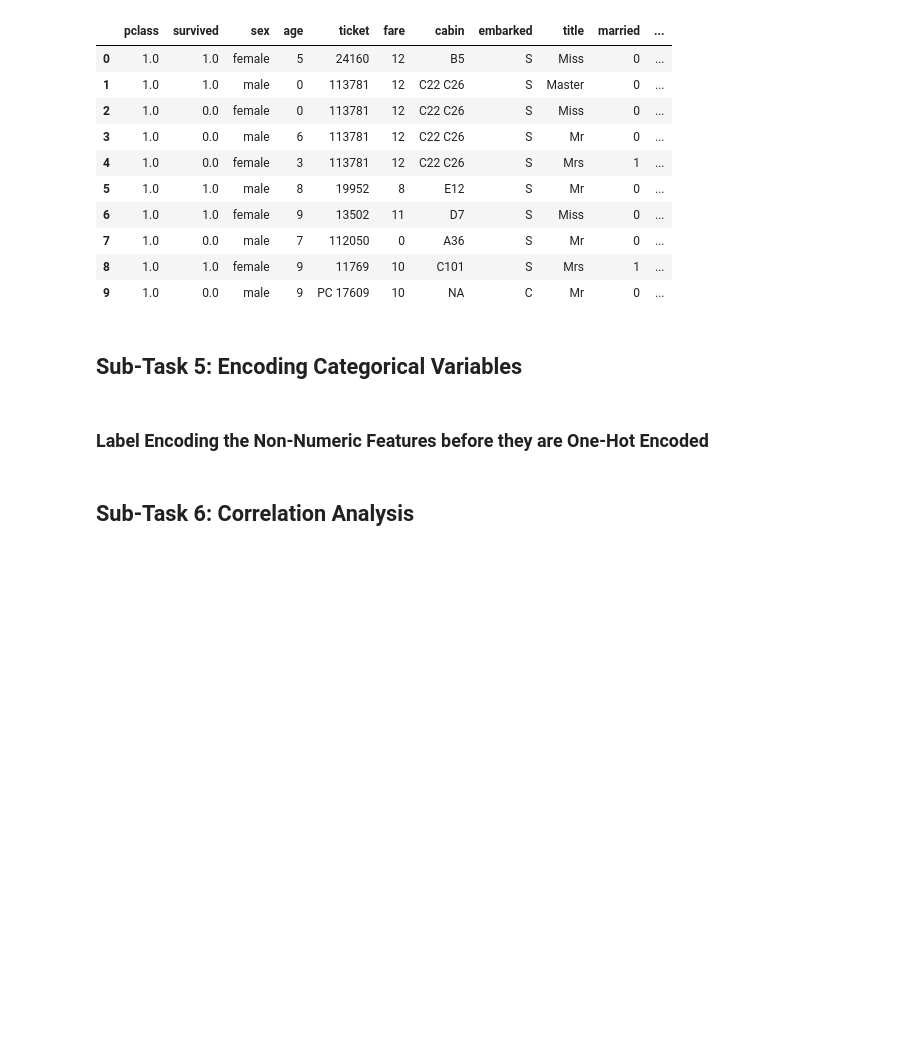
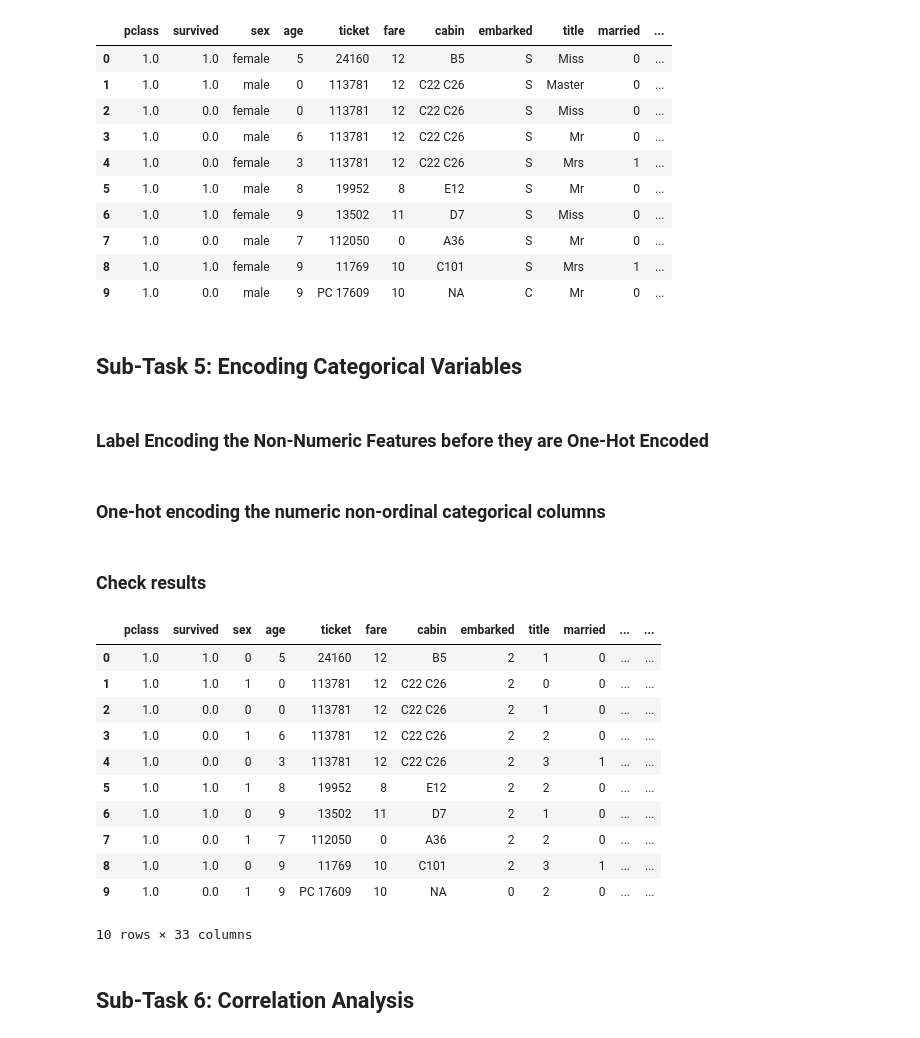
Before and after one commit to Me-AU/data-eng-tasks, a Jupyter notebook: Task3_Feature_Engineering/src/tasks.ipynb, the cells around one changed output. Saved outputs shown, nothing was run; the diff lists cells and outputs as text; code cells hidden in the pictures; blank space fills up the shorter version.

Commit message:
feat: one hot encode non-ordinal categorical features

```diff
--- a/Task3_Feature_Engineering/src/tasks.ipynb
+++ b/Task3_Feature_Engineering/src/tasks.ipynb
@@ -521,5 +521,37 @@ non_num = ['sex','embarked', 'title', "ticket_class"] # married, alone, has_cabi
 
 for feat in non_num:
     data[feat] = LabelEncoder().fit_transform(data[feat])
+# %% [markdown]
+### One-hot encoding the numeric non-ordinal categorical columns
+# %%
+feats = ['pclass', 'sex','embarked', 'title', 'married', 'alone', 'has_cabin', 'ticket_group'] # fare, age are ordinal; ticket_class not used as it has too many variations
+enc_feats = []
+
+for feat in feats:
+    enc_feat = OneHotEncoder().fit_transform(data[feat].values.reshape(-1, 1)).toarray()
+    n = data[feat].nunique()
+    cols = ['{}_{}'.format(feat, n) for n in range(1, n + 1)]
+    enc_data = pd.DataFrame(enc_feat, columns=cols)
+    enc_data.index = data.index
+    enc_feats.append(enc_data)
+
+data = pd.concat([data, *enc_feats[:6]], axis=1)
+# %% [markdown]
+### Check results
+# %%
+data.head(10)
+# %% [output]
+|  | pclass | survived | sex | age | ticket | fare | cabin | embarked | title | married | ... | ... |
+| 0 | 1.0 | 1.0 | 0 | 5 | 24160 | 12 | B5 | 2 | 1 | 0 | ... | ... |
+| 1 | 1.0 | 1.0 | 1 | 0 | 113781 | 12 | C22 C26 | 2 | 0 | 0 | ... | ... |
+| 2 | 1.0 | 0.0 | 0 | 0 | 113781 | 12 | C22 C26 | 2 | 1 | 0 | ... | ... |
+| 3 | 1.0 | 0.0 | 1 | 6 | 113781 | 12 | C22 C26 | 2 | 2 | 0 | ... | ... |
+| 4 | 1.0 | 0.0 | 0 | 3 | 113781 | 12 | C22 C26 | 2 | 3 | 1 | ... | ... |
+| 5 | 1.0 | 1.0 | 1 | 8 | 19952 | 8 | E12 | 2 | 2 | 0 | ... | ... |
+| 6 | 1.0 | 1.0 | 0 | 9 | 13502 | 11 | D7 | 2 | 1 | 0 | ... | ... |
+| 7 | 1.0 | 0.0 | 1 | 7 | 112050 | 0 | A36 | 2 | 2 | 0 | ... | ... |
+| 8 | 1.0 | 1.0 | 0 | 9 | 11769 | 10 | C101 | 2 | 3 | 1 | ... | ... |
+| 9 | 1.0 | 0.0 | 1 | 9 | PC 17609 | 10 | NA | 0 | 2 | 0 | ... | ... |
+10 rows × 33 columns
 # %% [markdown]
 ## Sub-Task 6: Correlation Analysis
```
